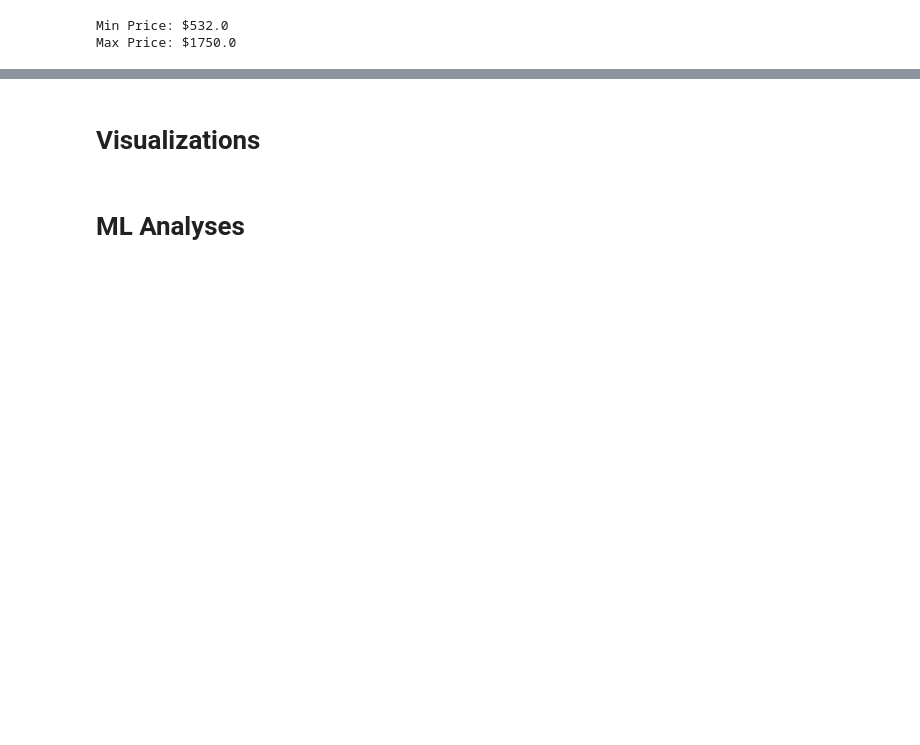
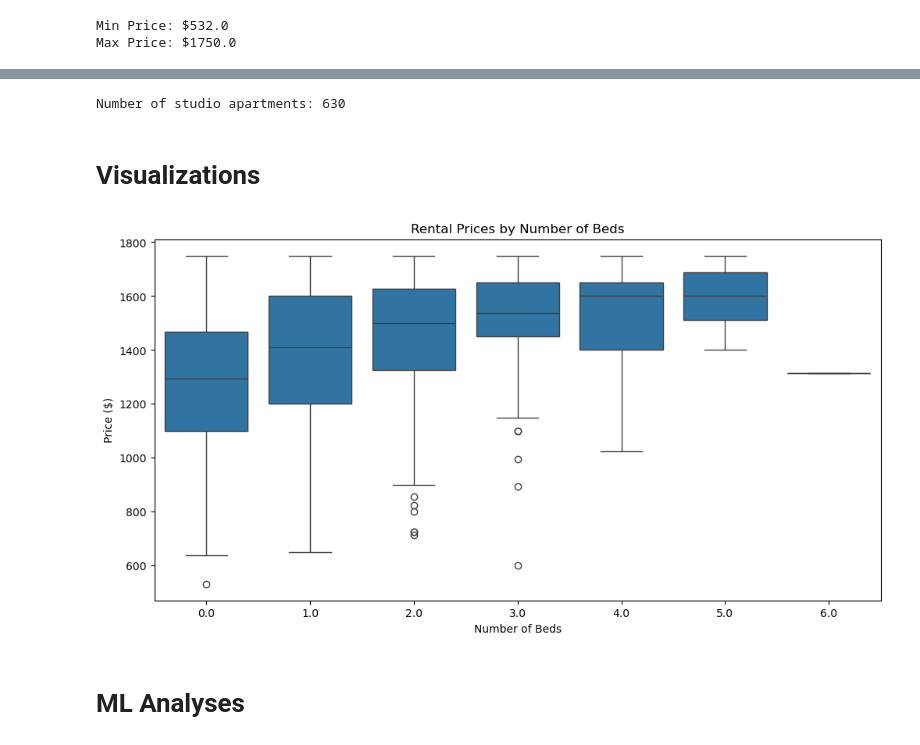
Before and after one commit to cmart71/Student_Housing_Matchmaker, a Jupyter notebook: Progress_Report.ipynb, the cells around one changed output, grey strips where cells are left out. Drawn from its saved outputs; the diff is of its cells as text; code cells hidden in the pictures; blank space fills up the shorter version.

```diff
--- a/Progress_Report.ipynb
+++ b/Progress_Report.ipynb
@@ -185,5 +214,21 @@ Max Price: $1750.0
+# %%
+# This proves that it is true the dataset contains 630 studio apartments.
+studio_count = chicago_rentals_df['Raw Property Details'].str.contains('studio', case=False, na=False).sum()
+print(f"Number of studio apartments: {studio_count}")
+# %% [output]
+Number of studio apartments: 630
 # %% [markdown]
 # Visualizations
+# %%
+plt.figure(figsize=(12, 6))
+sns.boxplot(x='Beds', y='Price', data=chicago_rentals_df)
+
+plt.title("Rental Prices by Number of Beds")
+plt.xlabel("Number of Beds")
+plt.ylabel("Price ($)")
+plt.show()
+# %% [output]
+[figure, added]
 # %% [markdown]
 # ML Analyses
 # %% [markdown]
```
Also changed, not shown: parts of 3 cells of this notebook.
